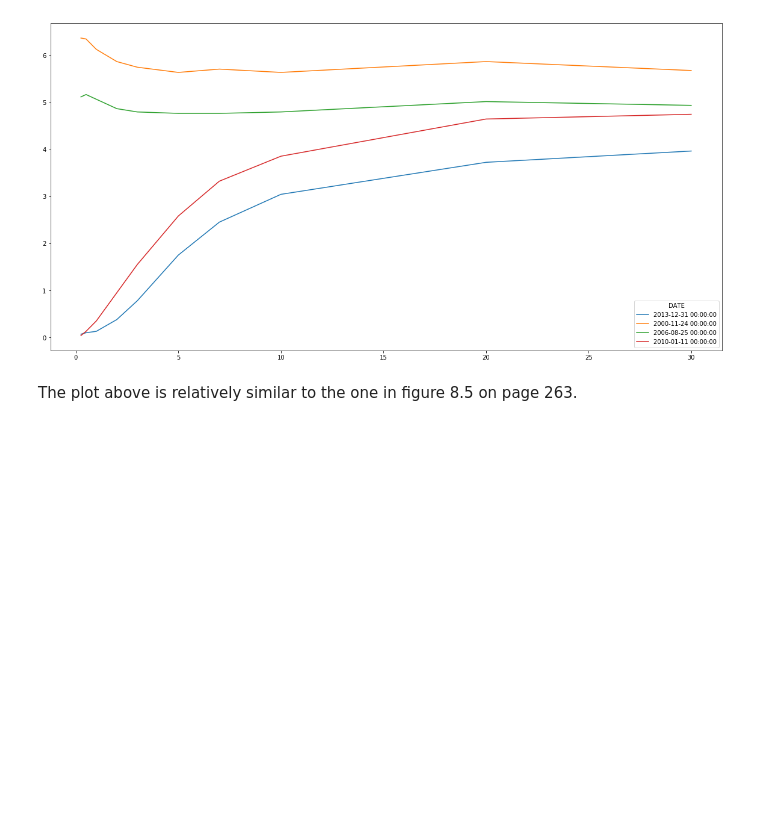
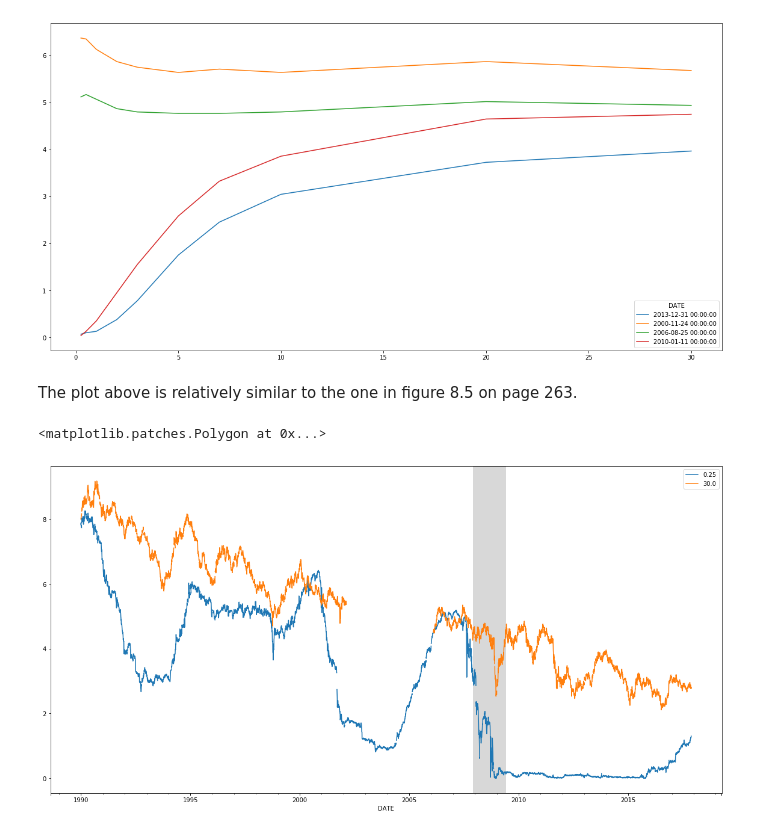
Before and after one commit to drastorguev/financethroughpython, a Jupyter notebook: AFDIFMUR-Ch8-Fixed_Income.ipynb, the cells around one changed output. Cells and saved outputs as stored; diff of their text form; code cells hidden in the pictures; blank space fills up the shorter version.

```diff
--- a/AFDIFMUR-Ch8-Fixed_Income.ipynb
+++ b/AFDIFMUR-Ch8-Fixed_Income.ipynb
@@ -80,3 +80,9 @@ tresy['2010-01-11':'2010-01-11'].T.plot(ax=ax,label='2010-01-11')
 [figure]
 # %% [markdown]
 The plot above is relatively similar to the one in figure 8.5 on page 263.
+# %%
+tresy[[0.25,30]].plot(figsize=(20,10))
+plt.axvspan(pd.to_datetime('2007-12-01'), pd.to_datetime('2009-06-01'), color='grey', alpha=0.3, lw=0, label =  "Recession")
+# %% [output]
+<matplotlib.patches.Polygon at 0x...>
+[figure, added]
```
Also changed, not shown: parts of 26 cells of this notebook.
